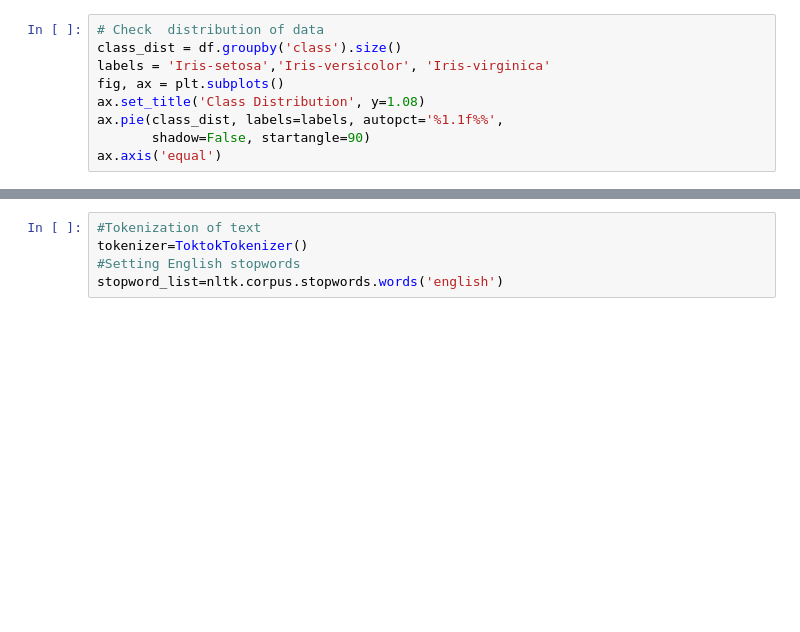
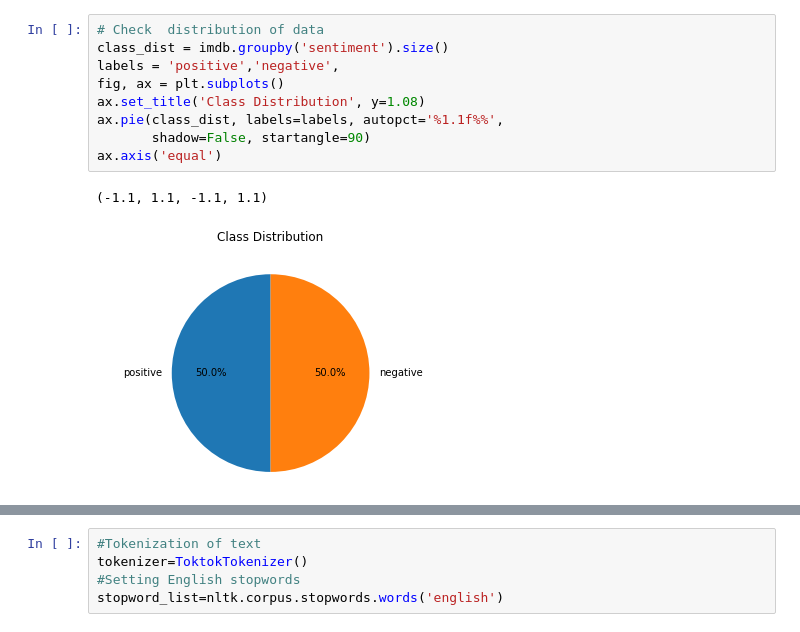
Before and after one commit to okabamac/Sentiment-Analysis-with-IMDB-dataset, a Jupyter notebook: eda.ipynb, the cells around one changed output, grey strips where cells are left out. Drawn from its saved outputs; the diff is of its cells as text; blank space fills up the shorter version.

```diff
--- a/eda.ipynb
+++ b/eda.ipynb
@@ -30,12 +45,15 @@ imdb.describe()
 # %%
 # Check  distribution of data
-class_dist = df.groupby('class').size()
-labels = 'Iris-setosa','Iris-versicolor', 'Iris-virginica'
+class_dist = imdb.groupby('sentiment').size()
+labels = 'positive','negative',
 fig, ax = plt.subplots()
 ax.set_title('Class Distribution', y=1.08)
 ax.pie(class_dist, labels=labels, autopct='%1.1f%%',
        shadow=False, startangle=90)
 ax.axis('equal')
+# %% [output]
+(-1.1, 1.1, -1.1, 1.1)
+[figure, added]
 # %%
 # Binarize sentiment column
 d = {'positive': 0, 'negative': 1}
```
Also changed, not shown: parts of 6 cells of this notebook.
